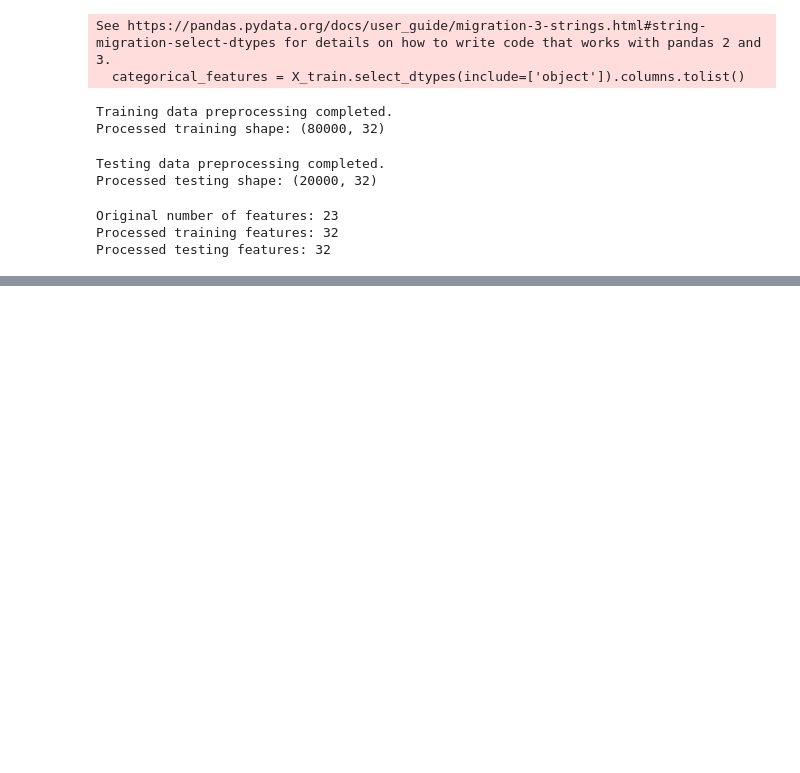
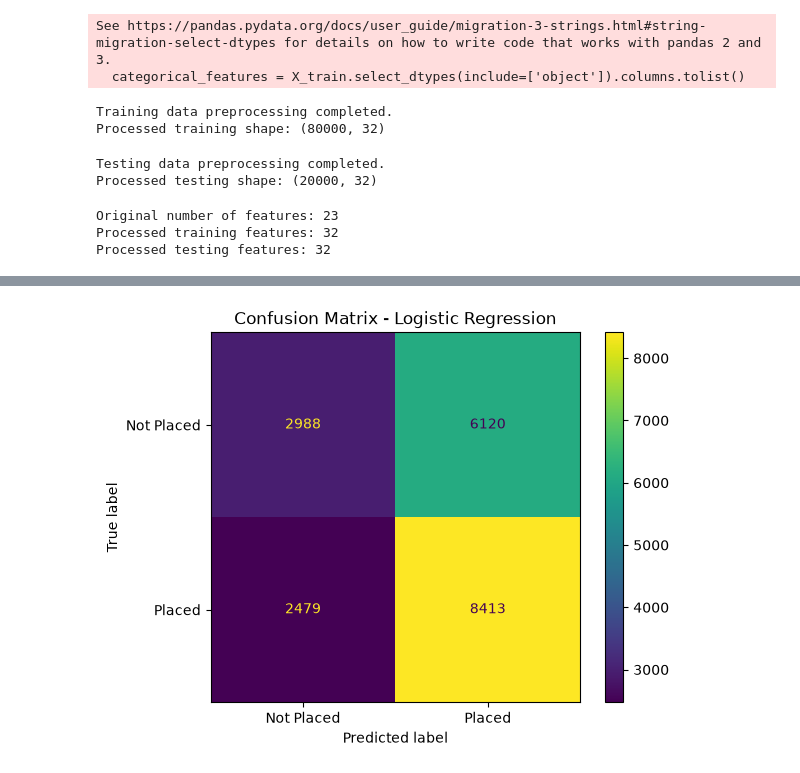
Before and after one commit to coolgeeksnippets/AI-ML-Project-Student_Placement_Prediction_System, a Jupyter notebook: notebooks/analysis.ipynb, the cells around one changed output, grey strips where cells are left out. Saved outputs shown, nothing was run; the diff lists cells and outputs as text; code cells hidden in the pictures; blank space fills up the shorter version.

```diff
--- a/notebooks/analysis.ipynb
+++ b/notebooks/analysis.ipynb
@@ -842,0 +848,9 @@ Processed testing features: 32
+# %%
+logistic_model = LogisticRegression(
+    max_iter=1000,
+    random_state=42
+)
+
+logistic_model.fit(X_train_processed, y_train)
+
+print("Logistic Regression model trained successfully!")
@@ -842,0 +971,14 @@ Processed testing features: 32
+# %%
+cm_logistic = confusion_matrix(y_test, y_pred_logistic)
+
+disp = ConfusionMatrixDisplay(
+    confusion_matrix=cm_logistic,
+    display_labels=['Not Placed', 'Placed']
+)
+
+disp.plot()
+
+plt.title('Confusion Matrix - Logistic Regression')
+plt.show()
+# %% [output]
+[figure, added]
```
Also changed, not shown: parts of 16 cells of this notebook.
